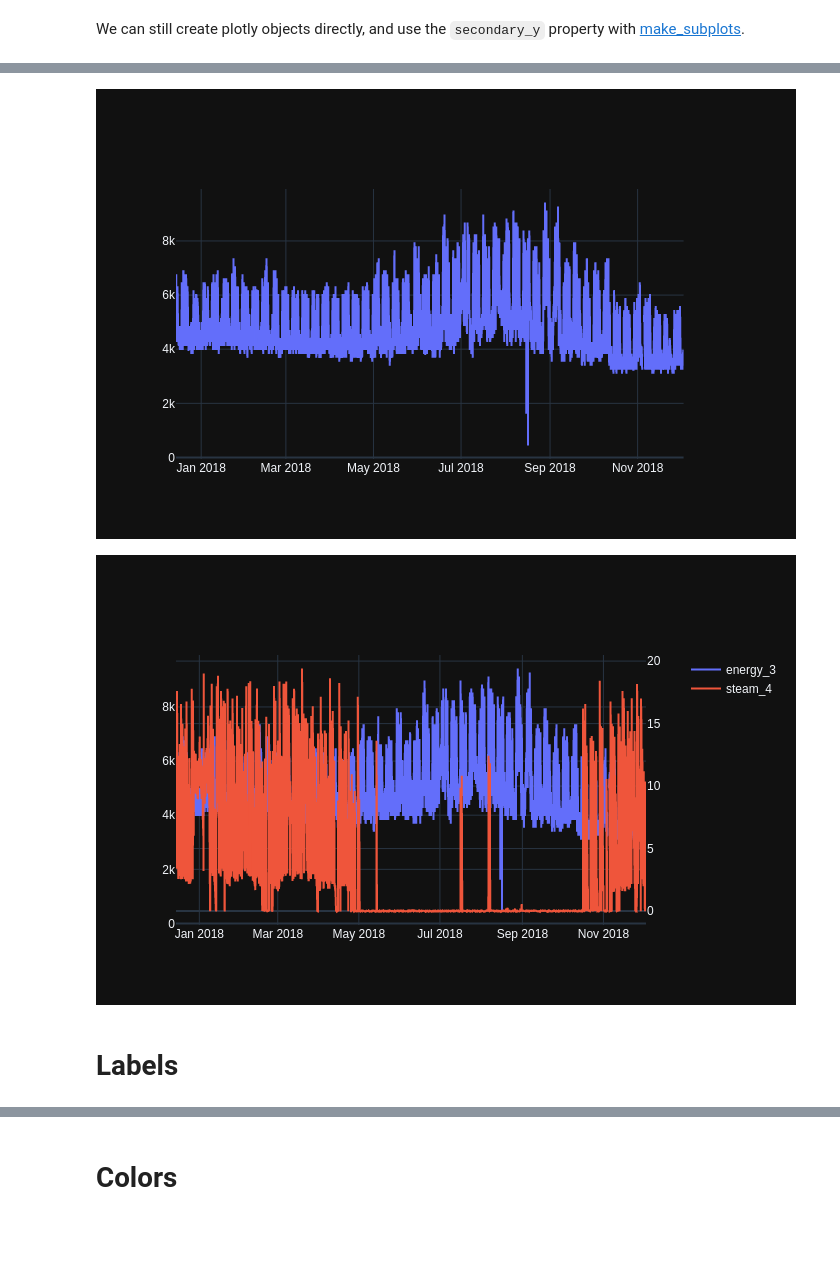
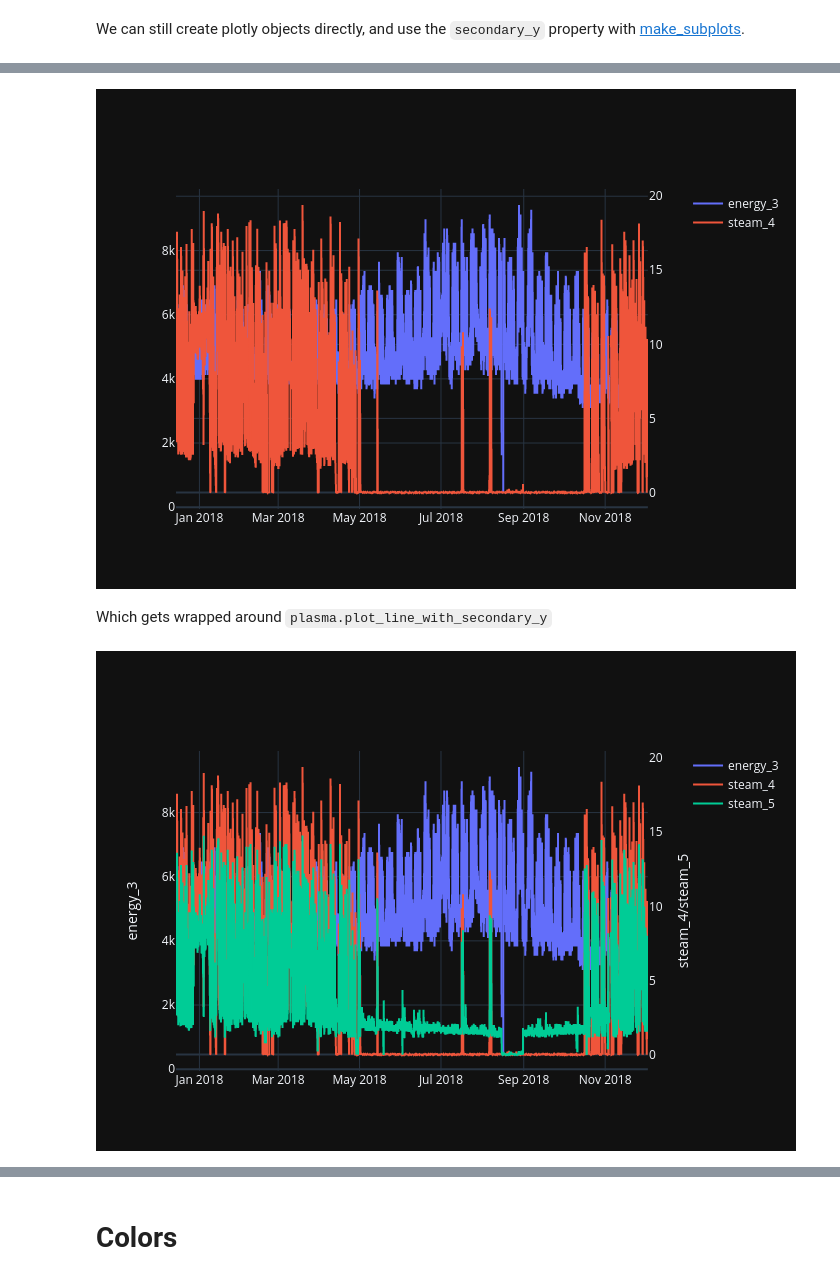
Before and after one commit to a0th/plotly, a Jupyter notebook: plotly.ipynb, the cells around one changed output, grey strips where cells are left out. Cells and saved outputs as stored; diff of their text form; code cells hidden in the pictures; blank space fills up the shorter version.

Commit message:
Add plasma.py and some functions to notebook

```diff
--- a/plotly.ipynb
+++ b/plotly.ipynb
@@ -152,16 +100,19 @@ subplot_figure
 # %%
+subplot_figure = make_subplots(rows=1, cols=1, specs=[[{"secondary_y": True}]])
+
 subplot_figure = subplot_figure.add_trace(
     go.Scatter(x=data.index, y=data.energy_3, name="energy_3"), secondary_y=False
 )
+
+subplot_figure = subplot_figure.add_trace(
+    go.Scatter(x=data.index, y=data.steam_4, name="steam_4"), secondary_y=True
+)
 subplot_figure
 # %% [output]
-[figure, old version]
+[figure, new version]
-# %%
-subplot_figure = subplot_figure.add_trace(
-    go.Scatter(x=data.index, y=data.steam_4, name="steam_4"), secondary_y=True
-)
-subplot_figure
-# %% [output]
-[figure, removed]
-# %% [markdown]
-# Labels
+# %% [markdown]
+Which gets wrapped around `plasma.plot_line_with_secondary_y`
+# %%
+plasma.plot_line_with_secondary_y(data, ["energy_3"], ["steam_4","steam_5"])
+# %% [output]
+[figure, added]
```
Also changed, not shown: parts of 44 cells of this notebook, 2 other files.
